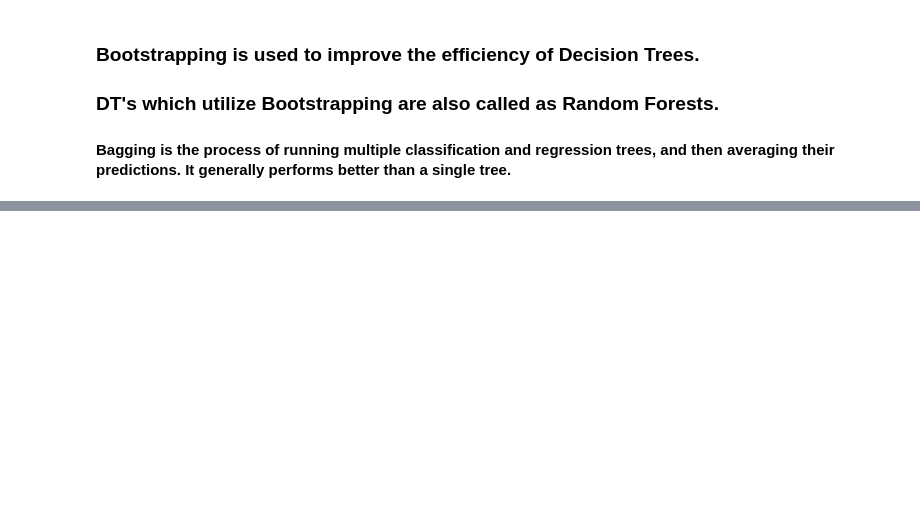
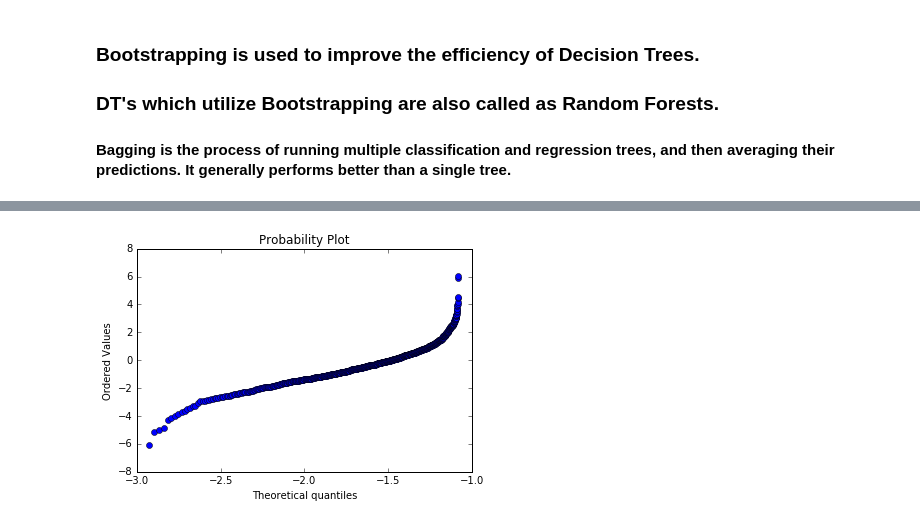
Before and after one commit to prodigy803/statistics-for-data-scientists-python, a Jupyter notebook: Notebooks/Chapter_2.ipynb, the cells around one changed output, grey strips where cells are left out. Saved outputs shown, nothing was run; the diff lists cells and outputs as text; code cells hidden in the pictures; blank space fills up the shorter version.

```diff
--- a/Notebooks/Chapter_2.ipynb
+++ b/Notebooks/Chapter_2.ipynb
@@ -164,0 +277,8 @@ Bootstrap Mean :  69120.742
+# %%
+# After standardizing tread
+
+treated_nflx = np.diff(np.log(nflx))
+stats.probplot(treated_nflx, dist="norm", plot=pylab,fit=True)
+pylab.show()
+# %% [output]
+[figure, added]
```
Also changed, not shown: parts of 23 cells of this notebook.
